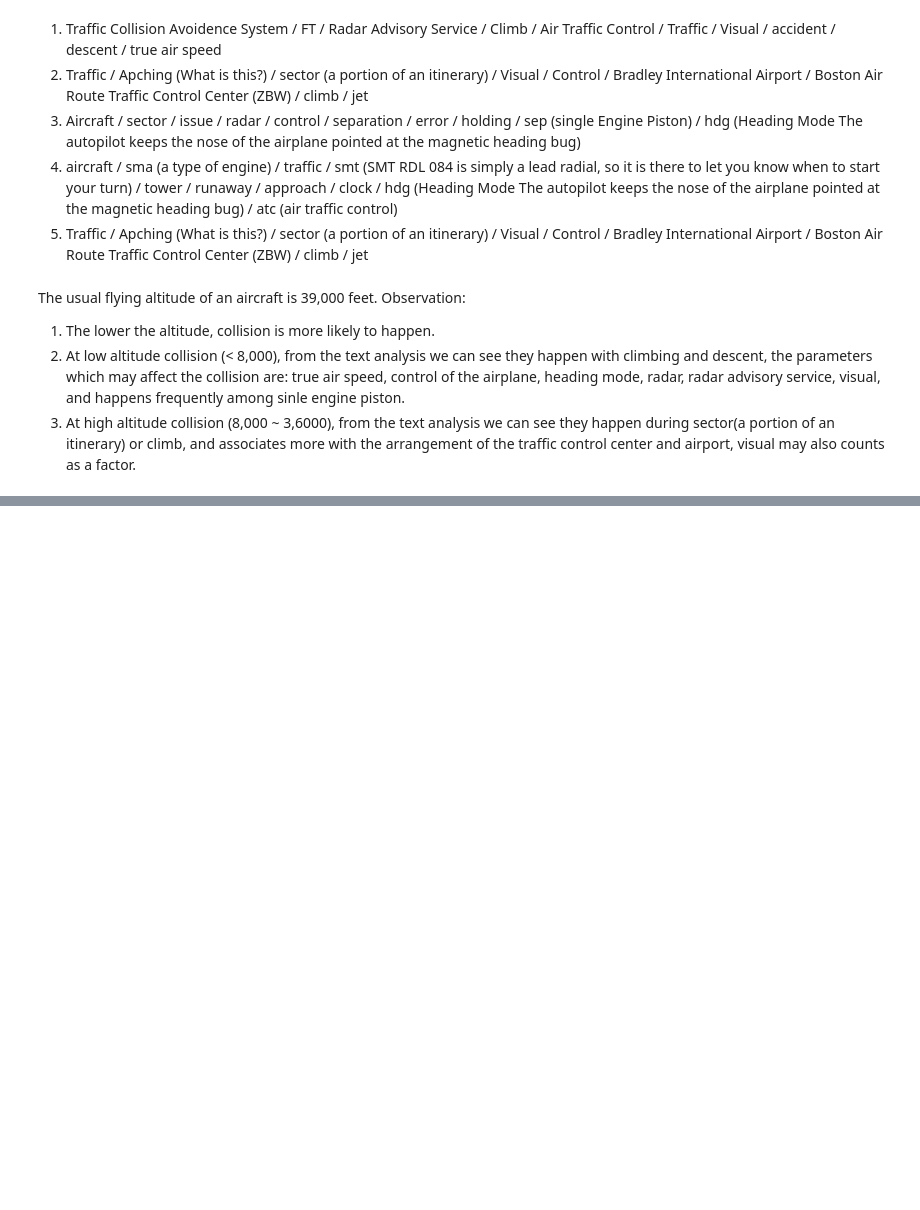
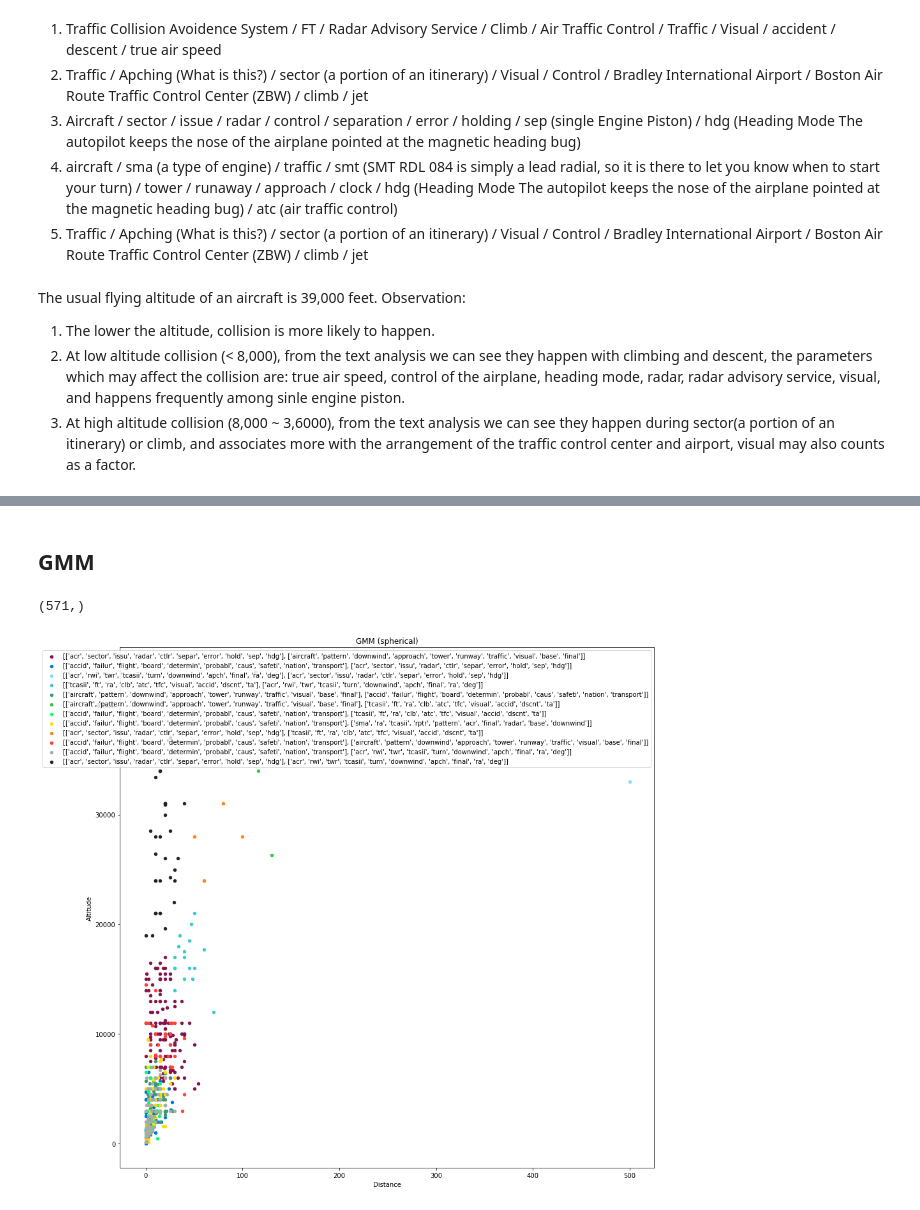
Before and after one commit to lingyigu/acas, a Jupyter notebook: src/03-Clustering.ipynb, the cells around one changed output, grey strips where cells are left out. Drawn from its saved outputs; the diff is of its cells as text; code cells hidden in the pictures; blank space fills up the shorter version.

```diff
--- a/src/03-Clustering.ipynb
+++ b/src/03-Clustering.ipynb
@@ -253,0 +288,37 @@ Observation:
+# %% [markdown]
+## GMM
+# %%
+gmm = mixture.GaussianMixture(n_components=k, covariance_type='spherical')
+gmm.fit(df_features)
+Gcentroids = gmm.means_
+Glabels = gmm.predict(df_features)
+print(Glabels.shape)
+# %% [output]
+(571,)
+# %%
+# Name k Hierarchical clusters
+Gasc_order_centroids = Gcentroids.argsort()#[:, ::-1]
+Gorder_centroids = Hasc_order_centroids[:,::-1]
+Gorder_centroids = np.array([[x - 2 for x in row if (x - 2) >= 0] for row in Horder_centroids]) # remove locations
+
+Gcluster_names = []
+for i in range(k):
+    label = [components[ind] for ind in Gorder_centroids[i, :2]]
+    Gcluster_names.append(label)
+# %%
+# Plot GMM
+plt.figure(figsize=(15, 15))
+colors = ['#85144b', '#0074D9', '#7FDBFF', '#39CCCC', '#3D9970', '#2ECC40', '#01FF70', '#FFDC00', '#FF851B', '#FF4136', '#AAAAAA', '#222222']
+
+for cluster_index in range(k):
+    alt = [data.iloc[i]['Place.5'] for i in range(len(Glabels)) if Glabels[i] == cluster_index]
+    dis = [data.iloc[i]['Place.3'] for i in range(len(Glabels)) if Glabels[i] == cluster_index]
+    plt.scatter(x=dis, y=alt, c=colors[cluster_index], label = Gcluster_names[cluster_index], s=20)
+
+plt.legend()
+plt.xlabel('Distance')
+plt.ylabel('Altitude')
+plt.title('GMM (spherical)')
+plt.show()
+# %% [output]
+[figure, added]
```
Also changed, not shown: parts of 22 cells of this notebook, 1 other file.
